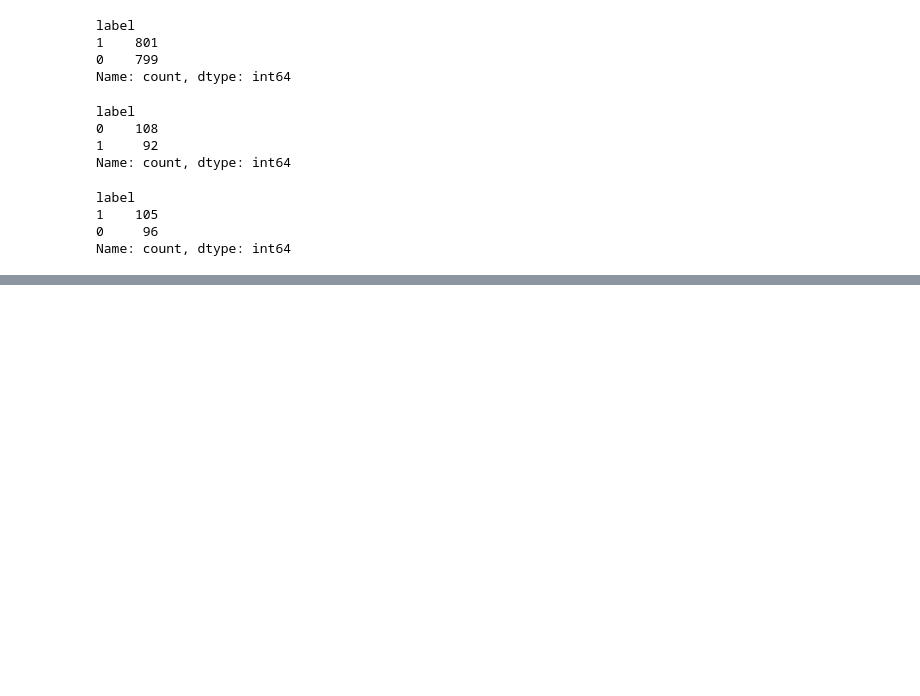
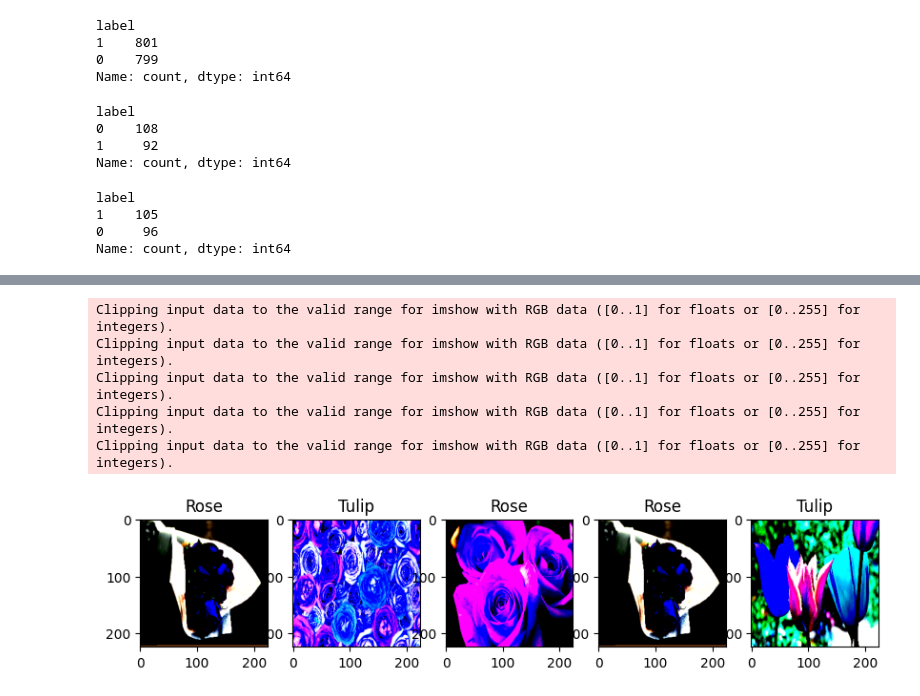
Before and after one commit to Lisyonok04/pp-var-4, a Jupyter notebook: fifth/Untitled.ipynb, the cells around one changed output, grey strips where cells are left out. Saved outputs shown, nothing was run; the diff lists cells and outputs as text; code cells hidden in the pictures; blank space fills up the shorter version.

```diff
--- a/fifth/Untitled.ipynb
+++ b/fifth/Untitled.ipynb
@@ -123,0 +125,3 @@ Clipping input data to the valid range for imshow with RGB data ([0..1] for floa
+# %%
+parameters = {'lr': [0.001, 0.01, 0.1],
+              'batch_size' : [16, 32, 48]}
@@ -123,0 +233,15 @@ Clipping input data to the valid range for imshow with RGB data ([0..1] for floa
+# %%
+plt.figure(figsize=(10, 5))
+
+for j in range(5):
+  index = random.randint(0, 199)
+  plt.subplot(1, 5, j + 1)
+  plt.title("Rose" if (1 if  model(test_data[index][0].unsqueeze(dim=0).to(device))[0] >= 0.5 else 0) == 0 else "Tulip")
+  plt.imshow(test_data[index][0].permute(1, 2, 0).numpy()[:, :, ::-1])
+# %% [output]
+Clipping input data to the valid range for imshow with RGB data ([0..1] for floats or [0..255] for integers).
+Clipping input data to the valid range for imshow with RGB data ([0..1] for floats or [0..255] for integers).
+Clipping input data to the valid range for imshow with RGB data ([0..1] for floats or [0..255] for integers).
+Clipping input data to the valid range for imshow with RGB data ([0..1] for floats or [0..255] for integers).
+Clipping input data to the valid range for imshow with RGB data ([0..1] for floats or [0..255] for integers).
+[figure, added]
```
Also changed, not shown: parts of 4 cells of this notebook.
